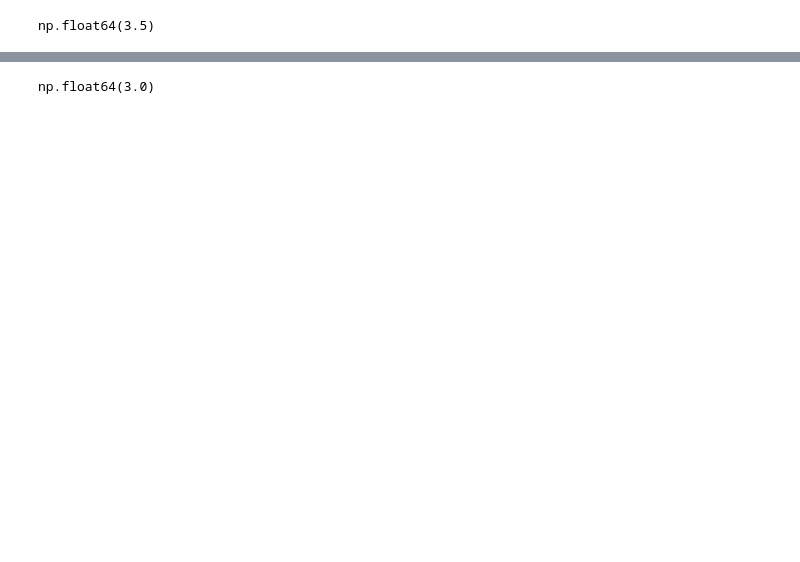
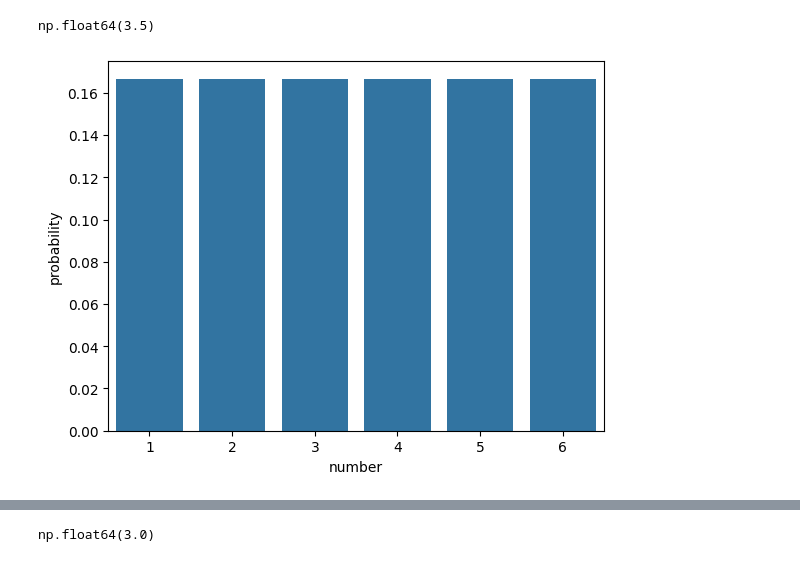
Before and after one commit to abhijeet-bhambere/statistics_in_python, a Jupyter notebook: Stats_In_Python.ipynb, the cells around one changed output, grey strips where cells are left out. Cells and saved outputs as stored; diff of their text form; code cells hidden in the pictures; blank space fills up the shorter version.

```diff
--- a/Stats_In_Python.ipynb
+++ b/Stats_In_Python.ipynb
@@ -511,6 +547,11 @@ dice
 np.mean(dice["number"])
 # %% [output]
 np.float64(3.5)
+# %%
+sns.barplot(data=dice, x="number",y="probability")
+plt.show()
+# %% [output]
+[figure, added]
 # %% [markdown]
 This is the expected value in a fair die roll. <br><br>
 ### B. Mean probability in a sample of _n_ die rolls
```
Also changed, not shown: parts of 58 cells of this notebook, 2 other files.
